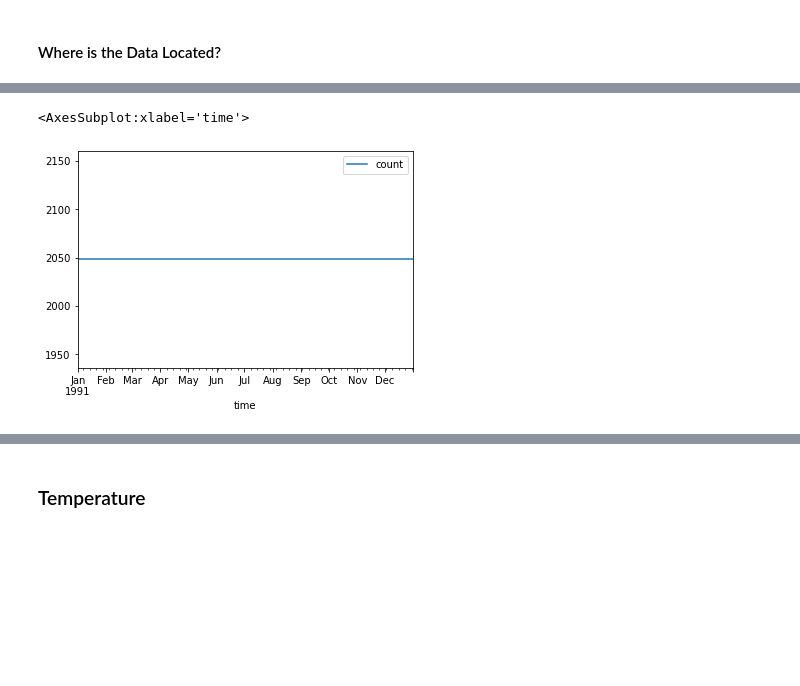
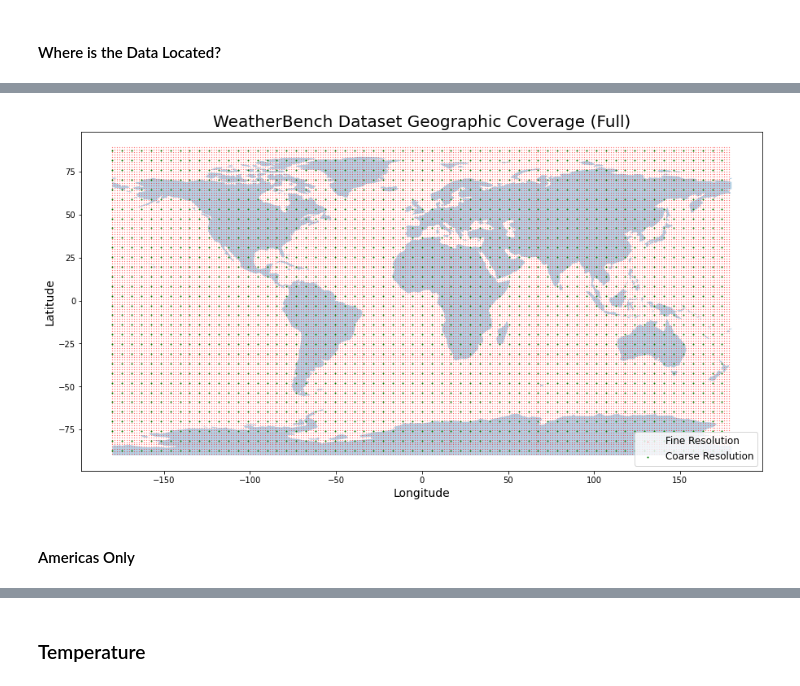
Before and after one commit to bgroenks96/generative-downscaling, a Jupyter notebook: src/data/explore.ipynb, the cells around one changed output, grey strips where cells are left out. Drawn from its saved outputs; the diff is of its cells as text; code cells hidden in the pictures; blank space fills up the shorter version.

Commit message:
corrected 64x64 processed data

```diff
--- a/src/data/explore.ipynb
+++ b/src/data/explore.ipynb
@@ -69,8 +72,9 @@ Frozen({'lat': 128, 'lon': 256, 'time': 365})
 # %% [markdown]
 #### Where is the Data Located?
 # %%
-def plot_coords(pdf):
-    obs_by_geo = pdf.groupby(["lat","lon"]).size()
+def obs_by_geo(weatherbench: pd.DataFrame) -> GeoDataFrame:
+    """ Return total observations by coordinate """
+    obs_by_geo = weatherbench.groupby(["lat","lon"]).size()
     obs_by_geo.name = "count"
     obs_by_geo = obs_by_geo.reset_index()
 
@@ -79,5 +83,4 @@ def plot_coords(pdf):
         geometry=gpd.points_from_xy(obs_by_geo.lon - 180, obs_by_geo.lat)
     )
 
-    world = gpd.read_file(gpd.datasets.get_path('naturalearth_lowres'))
-    gdf.plot(ax=world.plot(figsize=(10, 6)), marker='o', color='red', markersize=.05);
+    return gdf
@@ -131,5 +87,26 @@ obs_by_time = obs_by_time.reset_index()
-# %%
-obs_by_time.plot(x="time", y="count");
-# %% [output]
-<AxesSubplot:xlabel='time'>
-[figure, removed]
+# %%
+fine_cts = obs_by_geo(daily.to_dataframe())
+coarse_cts = obs_by_geo(daily_5.to_dataframe())
+# %%
+world = gpd.read_file(gpd.datasets.get_path('naturalearth_lowres'))
+
+ax = fine_cts.plot(
+    ax=world.plot(figsize=(15, 8), alpha=.33),
+    marker='o', color='red', markersize=.05,
+    label = "Fine Resolution"
+);
+
+coarse_cts.plot(
+    ax=ax,
+    marker='o', color='green', markersize=1,
+    label = "Coarse Resolution"
+);
+
+ax.set_title("WeatherBench Dataset Geographic Coverage (Full)", fontsize=20);
+ax.set_xlabel("Longitude", fontsize=14);
+ax.set_ylabel("Latitude", fontsize=14);
+ax.legend(fontsize=12);
+# %% [output]
+[figure, added]
+# %% [markdown]
+#### Americas Only
```
Also changed, not shown: parts of 16 cells of this notebook, 1 other file.
